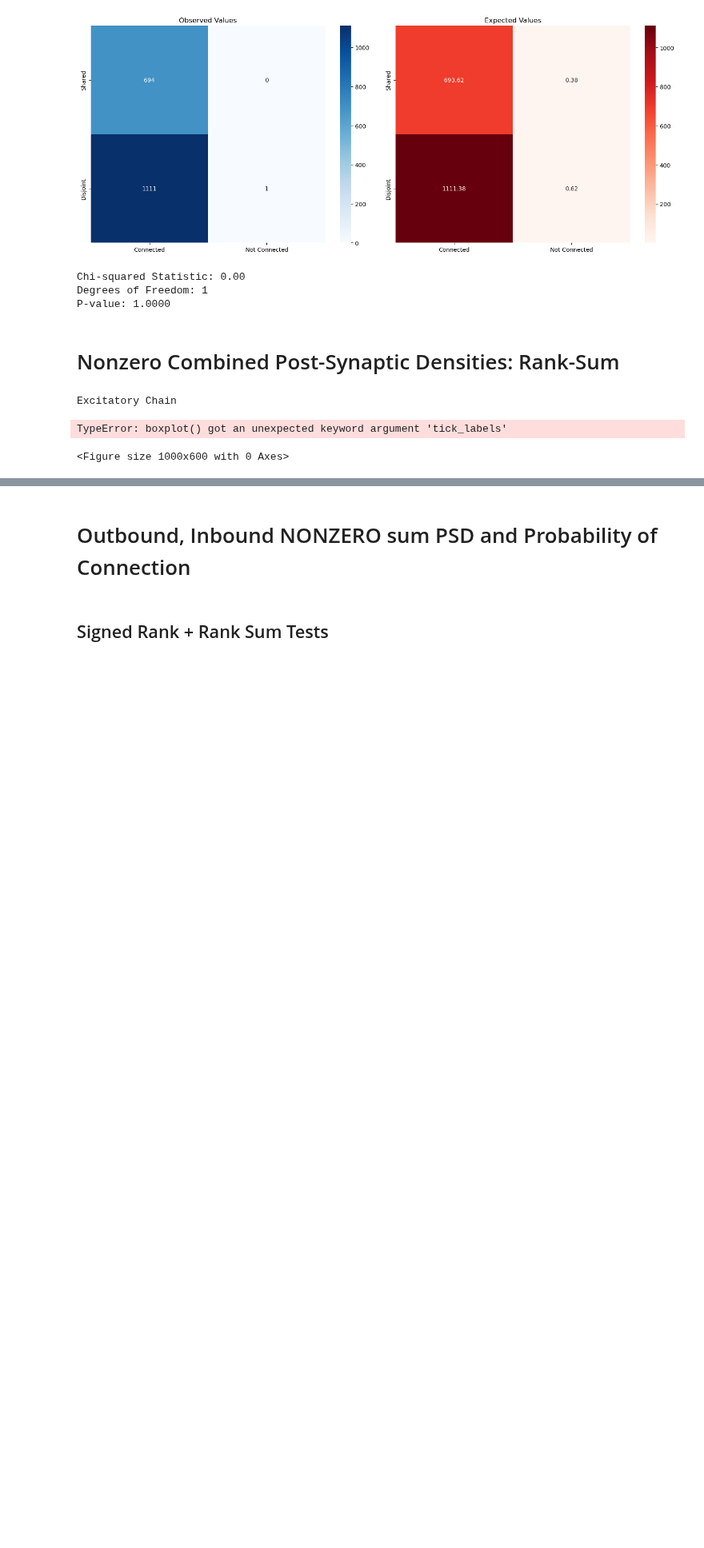
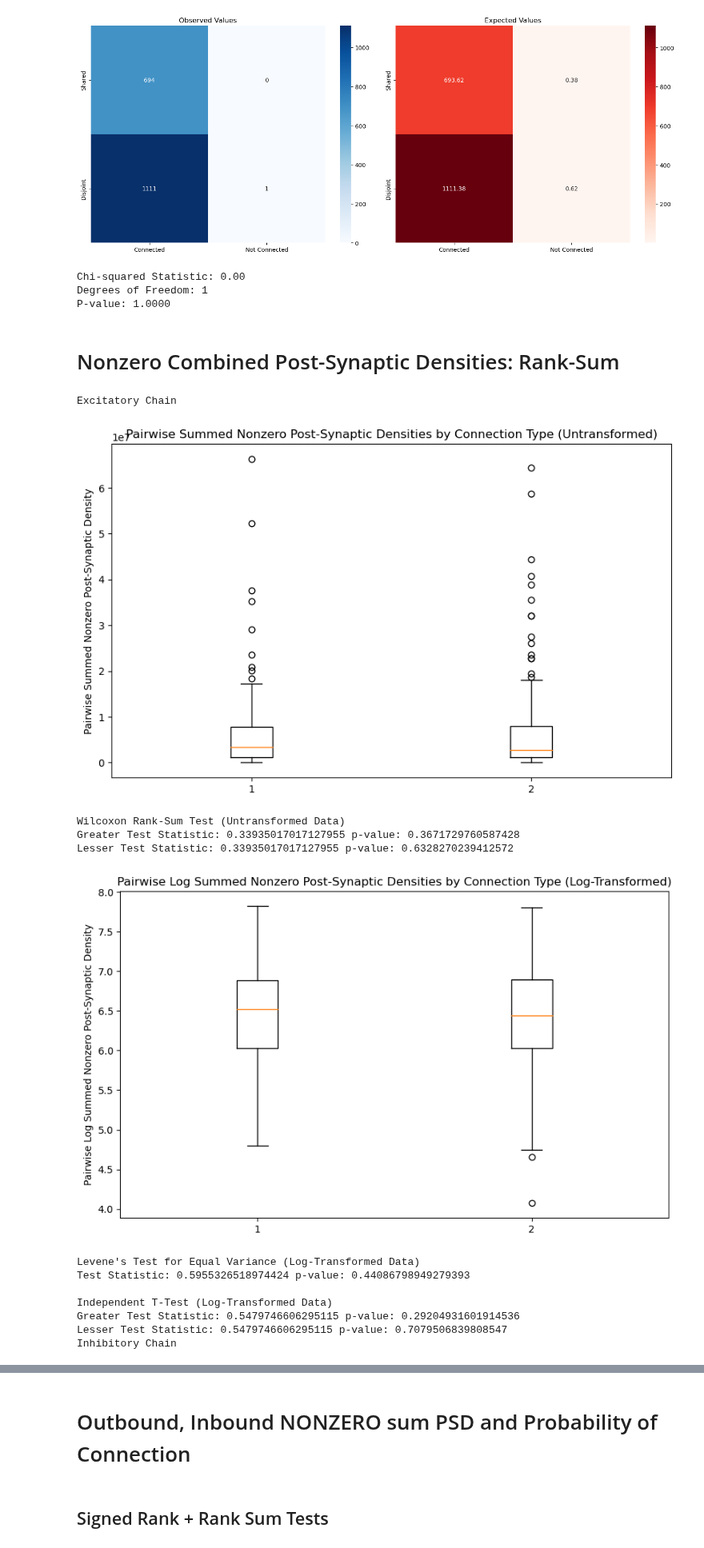
Before and after one commit to Jawagnercarena/Assembly_Organization, a Jupyter notebook: files_to_discuss/chain_analysis_trevor_11_12_modified.ipynb, the cells around one changed output, grey strips where cells are left out. Shown at 80% size. Cells and saved outputs as stored; diff of their text form; code cells hidden in the pictures; blank space fills up the shorter version.

```diff
--- a/files_to_discuss/chain_analysis_trevor_11_12_modified.ipynb
+++ b/files_to_discuss/chain_analysis_trevor_11_12_modified.ipynb
@@ -365,7 +365,7 @@ def compare_summed_psds(W_nonzero_pair):
     # --- Wilcoxon Rank-Sum Test on Untransformed Data ---
     # Plot untransformed data
     plt.figure(figsize=(10, 6))
-    plt.boxplot([shared_values, disjoint_values], tick_labels=['Shared', 'Disjoint'])
+    plt.boxplot([shared_values, disjoint_values])
     plt.ylabel('Pairwise Summed Nonzero Post-Synaptic Density')
     plt.title('Pairwise Summed Nonzero Post-Synaptic Densities by Connection Type (Untransformed)')
     plt.show()
@@ -380,33 +380,43 @@ def compare_summed_psds(W_nonzero_pair):
 
     # --- T-Test on Log-Transformed Data ---
     # Apply log transformation (log10(sum))
     shared_log = np.log10(shared_values)
     disjoint_log = np.log10(disjoint_values)
 
     # Plot log-transformed data
     plt.figure(figsize=(10, 6))
-    plt.boxplot([shared_log, disjoint_log], tick_labels=['Shared', 'Disjoint'])
+    plt.boxplot([shared_log, disjoint_log])
     plt.ylabel('Pairwise Log Summed Nonzero Post-Synaptic Density')
     plt.title('Pairwise Log Summed Nonzero Post-Synaptic Densities by Connection Type (Log-Transformed)')
     plt.show()
 
     # Check for equal variance using Levene's test
     levene_test_result = levene(shared_log, disjoint_log)
     print("\nLevene's Test for Equal Variance (Log-Transformed Data)")
     print("Test Statistic:", levene_test_result.statistic, "p-value:", levene_test_result.pvalue)
 
     # Perform independent t-tests (Shared > Disjoint and Shared < Disjoint)
     greater_t_test_result = ttest_ind(shared_log, disjoint_log, equal_var=True, alternative='greater')
     lesser_t_test_result = ttest_ind(shared_log, disjoint_log, equal_var=True, alternative='less')
 
     print("\nIndependent T-Test (Log-Transformed Data)")
     print("Greater Test Statistic:", greater_t_test_result.statistic, "p-value:", greater_t_test_result.pvalue)
     print("Lesser Test Statistic:", lesser_t_test_result.statistic, "p-value:", lesser_t_test_result.pvalue)
 print('Excitatory Chain')
 compare_summed_psds(W_nonzero_pair_excitatory)
 print('Inhibitory Chain')
 compare_summed_psds(W_nonzero_pair_inhibitory)
 # %% [output]
 Excitatory Chain
+[figure, added]
-TypeError: boxplot() got an unexpected keyword argument 'tick_labels'
+Wilcoxon Rank-Sum Test (Untransformed Data)
+Greater Test Statistic: 0.33935017017127955 p-value: 0.3671729760587428
+Lesser Test Statistic: 0.33935017017127955 p-value: 0.6328270239412572
+[figure, added]
-<Figure size 1000x600 with 0 Axes>
+Levene's Test for Equal Variance (Log-Transformed Data)
+Test Statistic: 0.5955326518974424 p-value: 0.44086798949279393
+
+Independent T-Test (Log-Transformed Data)
+Greater Test Statistic: 0.5479746606295115 p-value: 0.29204931601914536
+Lesser Test Statistic: 0.5479746606295115 p-value: 0.7079506839808547
+Inhibitory Chain
```
Also changed, not shown: parts of 1 cell of this notebook.
